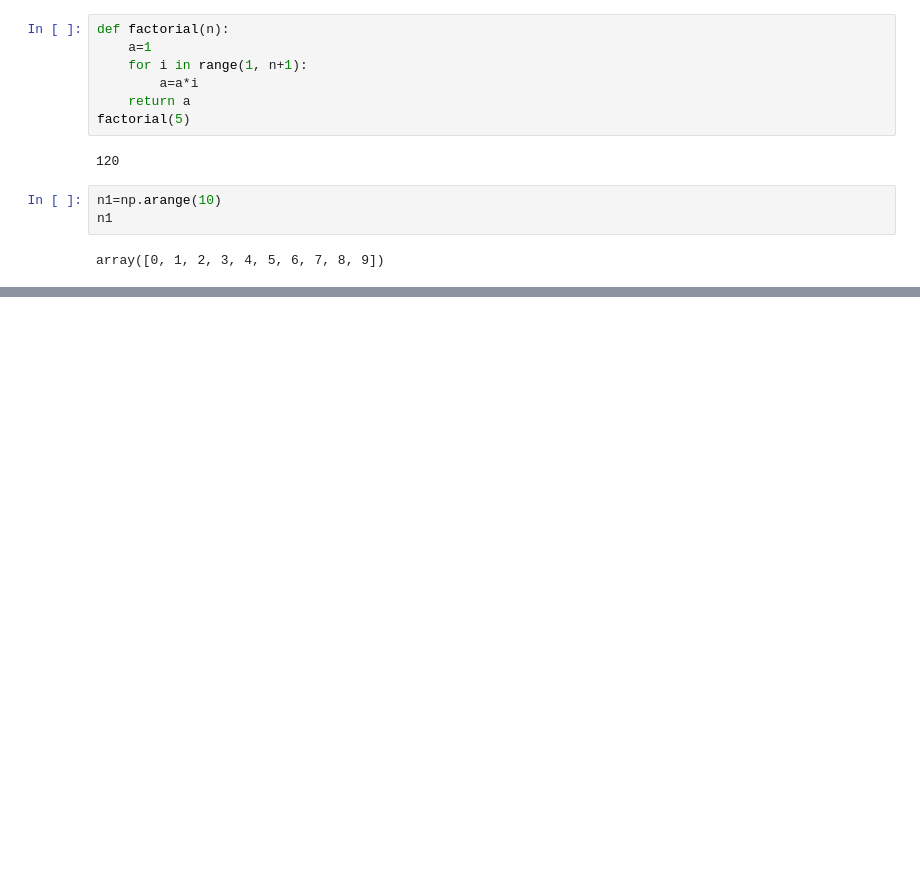
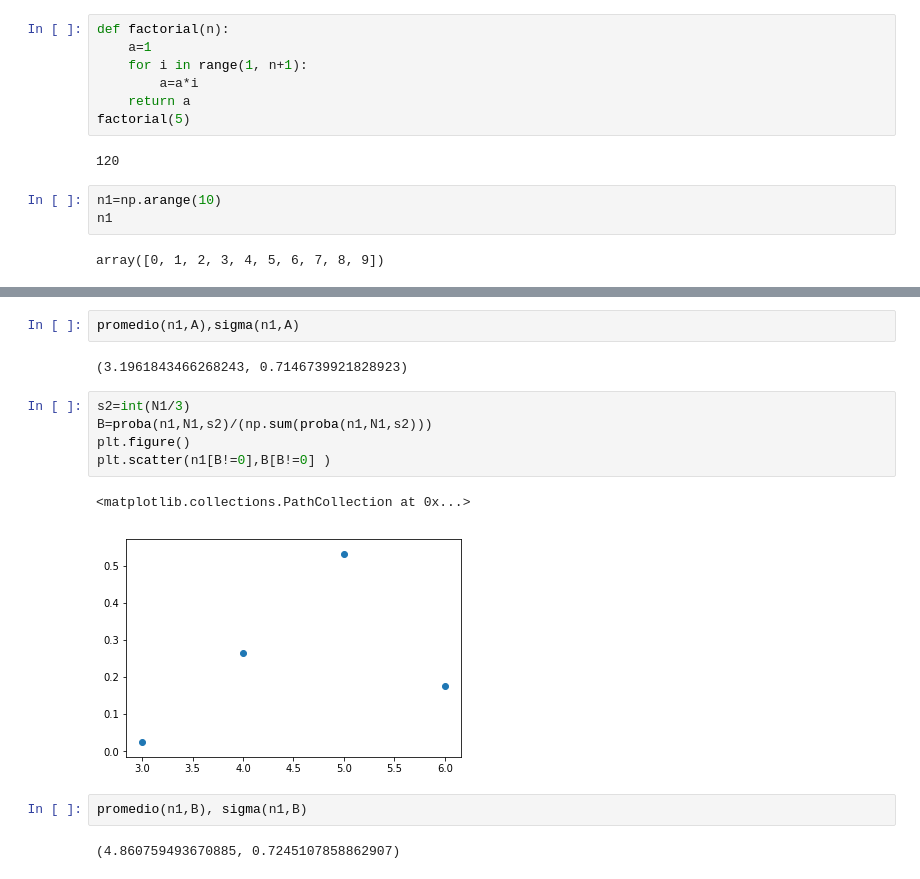
Before and after one commit to SantiagoBeltran/Tarea2FE, a Jupyter notebook: Tarea 2.ipynb, the cells around one changed output, grey strips where cells are left out. Cells and saved outputs as stored; diff of their text form; blank space fills up the shorter version.

```diff
--- a/Tarea 2.ipynb
+++ b/Tarea 2.ipynb
@@ -142,0 +137,16 @@ plt.scatter(n1, proba(n1,10, int(2/3)))
+# %%
+promedio(n1,A),sigma(n1,A)
+# %% [output]
+(3.1961843466268243, 0.7146739921828923)
+# %%
+s2=int(N1/3)
+B=proba(n1,N1,s2)/(np.sum(proba(n1,N1,s2)))
+plt.figure()
+plt.scatter(n1[B!=0],B[B!=0] )
+# %% [output]
+<matplotlib.collections.PathCollection at 0x...>
+[figure, added]
+# %%
+promedio(n1,B), sigma(n1,B)
+# %% [output]
+(4.860759493670885, 0.7245107858862907)
```
Also changed, not shown: parts of 29 cells of this notebook.
